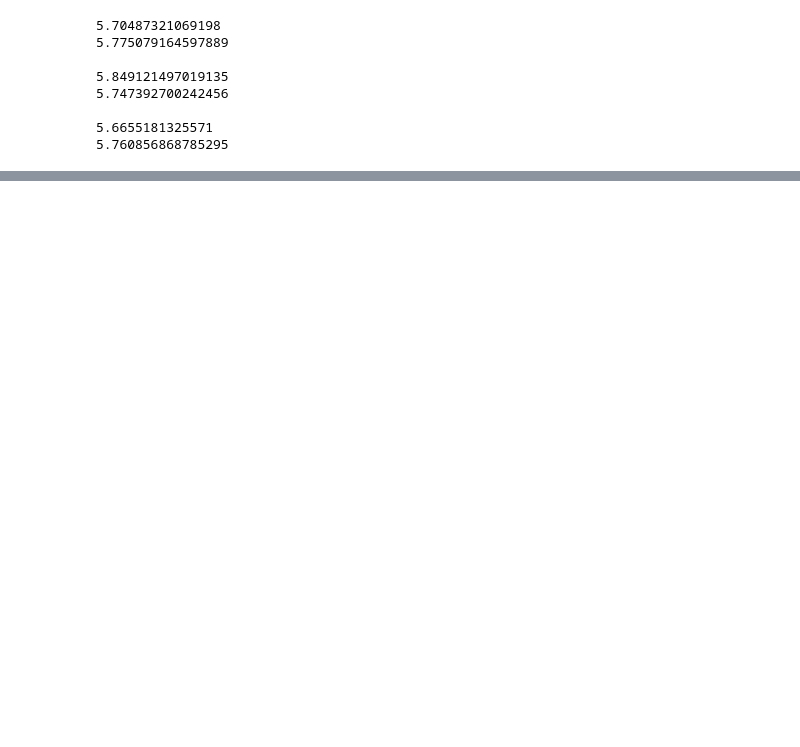
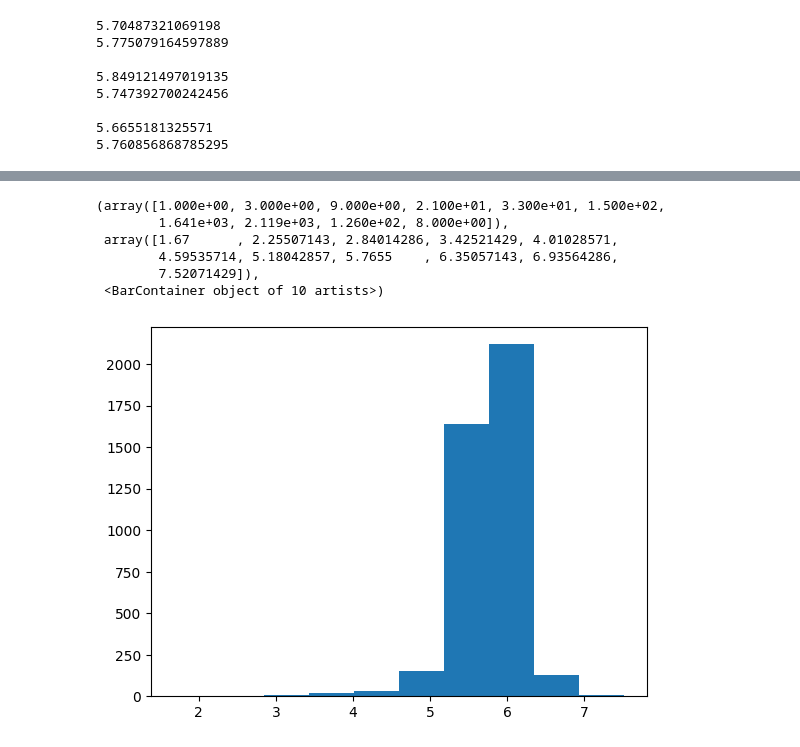
Before and after one commit to bpicioane/NLPproject, a Jupyter notebook: AffectDB/affect_evaluation.ipynb, the cells around one changed output, grey strips where cells are left out. Saved outputs shown, nothing was run; the diff lists cells and outputs as text; code cells hidden in the pictures; blank space fills up the shorter version.

```diff
--- a/AffectDB/affect_evaluation.ipynb
+++ b/AffectDB/affect_evaluation.ipynb
@@ -75,0 +148,10 @@ print(avgVNotRap)
+# %%
+plt.hist(df['calculatedValence'])
+# %% [output]
+(array([1.000e+00, 3.000e+00, 9.000e+00, 2.100e+01, 3.300e+01, 1.500e+02,
+        1.641e+03, 2.119e+03, 1.260e+02, 8.000e+00]),
+ array([1.67      , 2.25507143, 2.84014286, 3.42521429, 4.01028571,
+        4.59535714, 5.18042857, 5.7655    , 6.35057143, 6.93564286,
+        7.52071429]),
+ <BarContainer object of 10 artists>)
+[figure, added]
```
Also changed, not shown: parts of 16 cells of this notebook.
